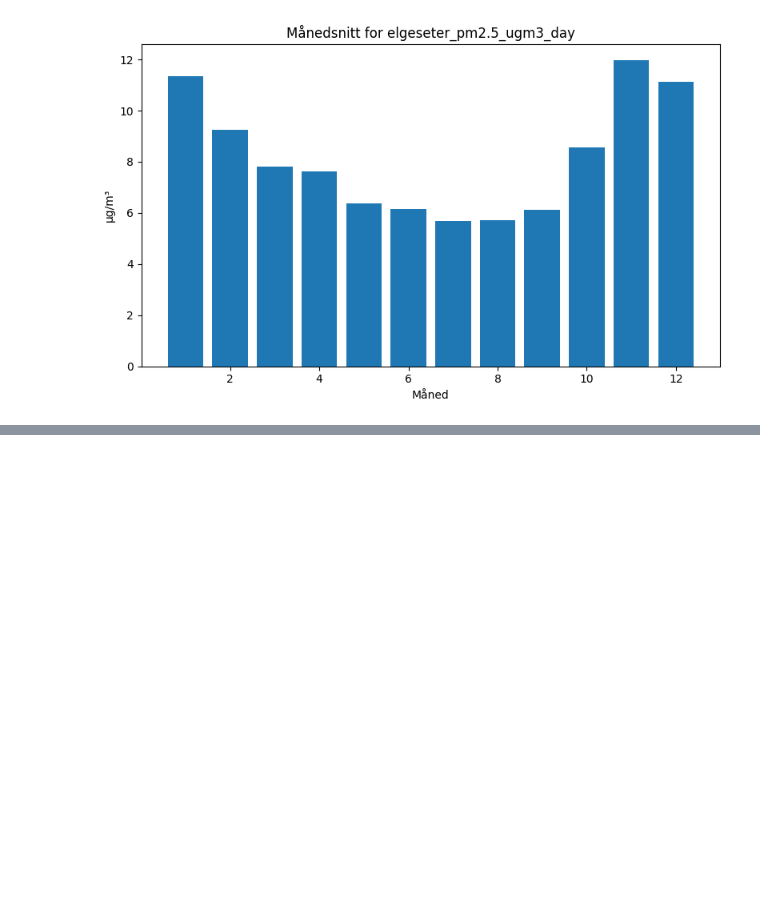
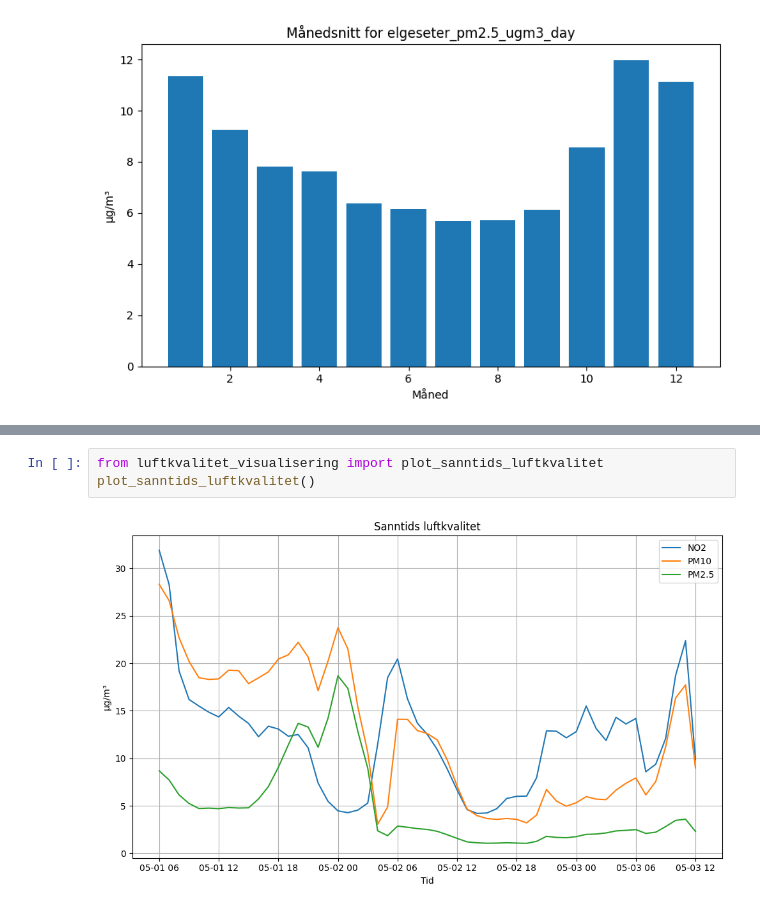
Before and after one commit to idunnbh/Mappe, a Jupyter notebook: notebooks/Visualisering.ipynb, the cells around one changed output, grey strips where cells are left out. Saved outputs shown, nothing was run; the diff lists cells and outputs as text; blank space fills up the shorter version.

Commit message:
Funksjon for visualisering av sanntidsdata for luftkvalitet

```diff
--- a/notebooks/Visualisering.ipynb
+++ b/notebooks/Visualisering.ipynb
@@ -292,0 +297,5 @@ for stoff, data in resultater.items():
+# %%
+from luftkvalitet_visualisering import plot_sanntids_luftkvalitet
+plot_sanntids_luftkvalitet()
+# %% [output]
+[figure, added]
```
Also changed, not shown: parts of 2 cells of this notebook, 2 other files.
